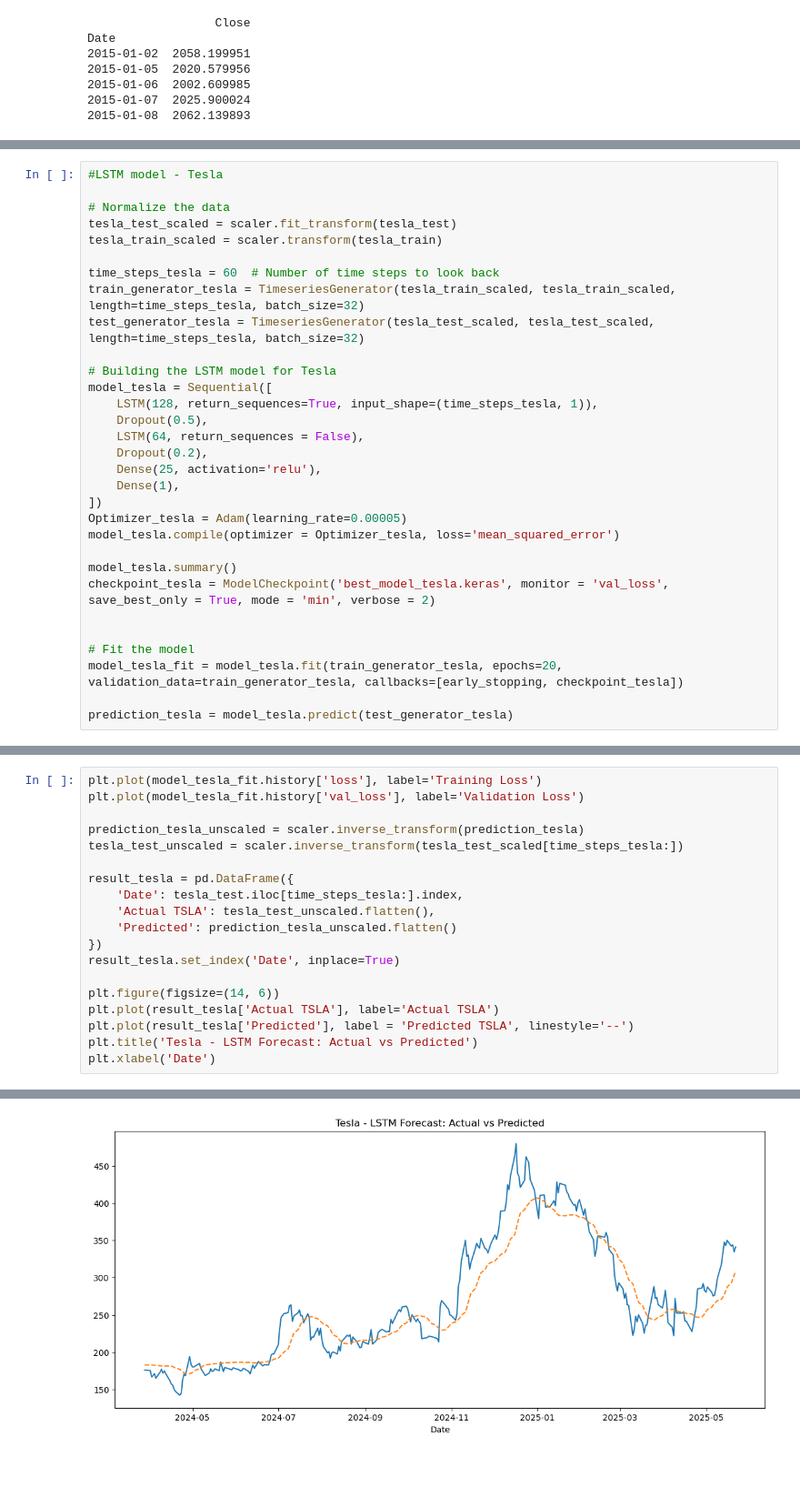
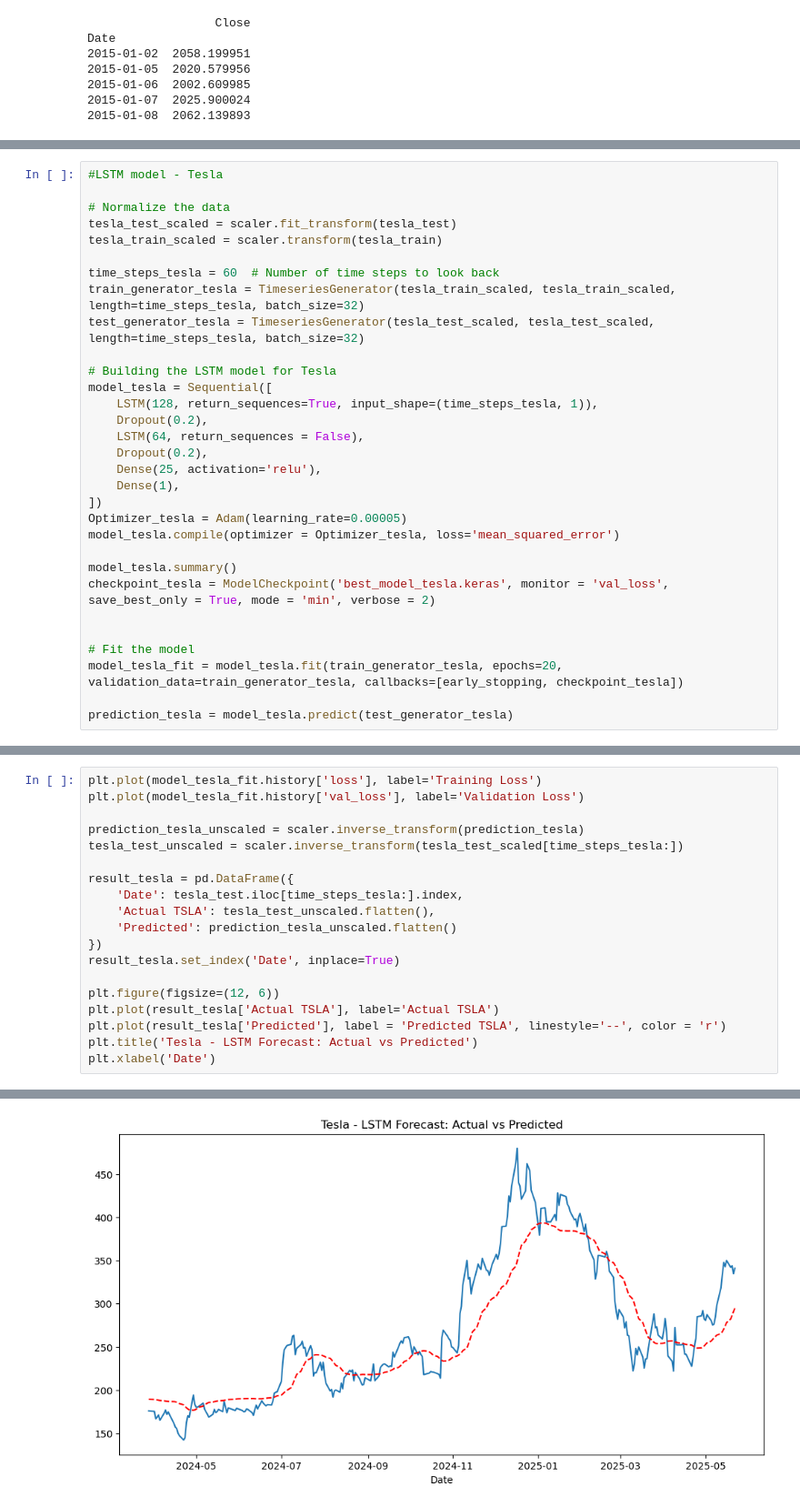
Before and after one commit to pe5kataa/LSTM---ARIMA---Prophet, a Jupyter notebook: 2.2_LSTM.ipynb, the cells around one changed output, grey strips where cells are left out. Shown at 91% size. Cells and saved outputs as stored; diff of their text form; blank space fills up the shorter version.

```diff
--- a/2.2_LSTM.ipynb
+++ b/2.2_LSTM.ipynb
@@ -188,7 +188,7 @@ test_generator_tesla = TimeseriesGenerator(tesla_test_scaled, tesla_test_scaled,
 # Building the LSTM model for Tesla
 model_tesla = Sequential([
     LSTM(128, return_sequences=True, input_shape=(time_steps_tesla, 1)),
-    Dropout(0.5),
+    Dropout(0.2),
     LSTM(64, return_sequences = False),
     Dropout(0.2),
     Dense(25, activation='relu'),
@@ -256,9 +256,9 @@ result_tesla = pd.DataFrame({
 })
 result_tesla.set_index('Date', inplace=True)
 
-plt.figure(figsize=(14, 6))
+plt.figure(figsize=(12, 6))
 plt.plot(result_tesla['Actual TSLA'], label='Actual TSLA')
-plt.plot(result_tesla['Predicted'], label = 'Predicted TSLA', linestyle='--')
+plt.plot(result_tesla['Predicted'], label = 'Predicted TSLA', linestyle='--', color = 'r')
 plt.title('Tesla - LSTM Forecast: Actual vs Predicted')
 plt.xlabel('Date')
 # %% [output]
@@ -267,4 +267,4 @@ Text(0.5, 0, 'Date')
-[figure, old version]
+[figure, new version]
 # %%
 # Calculate and print evaluation metrics for S&P 500
 mae_tesla = mean_absolute_error(result_tesla['Actual TSLA'], result_tesla['Predicted'])
```
Also changed, not shown: parts of 7 cells of this notebook, 2 other files.
